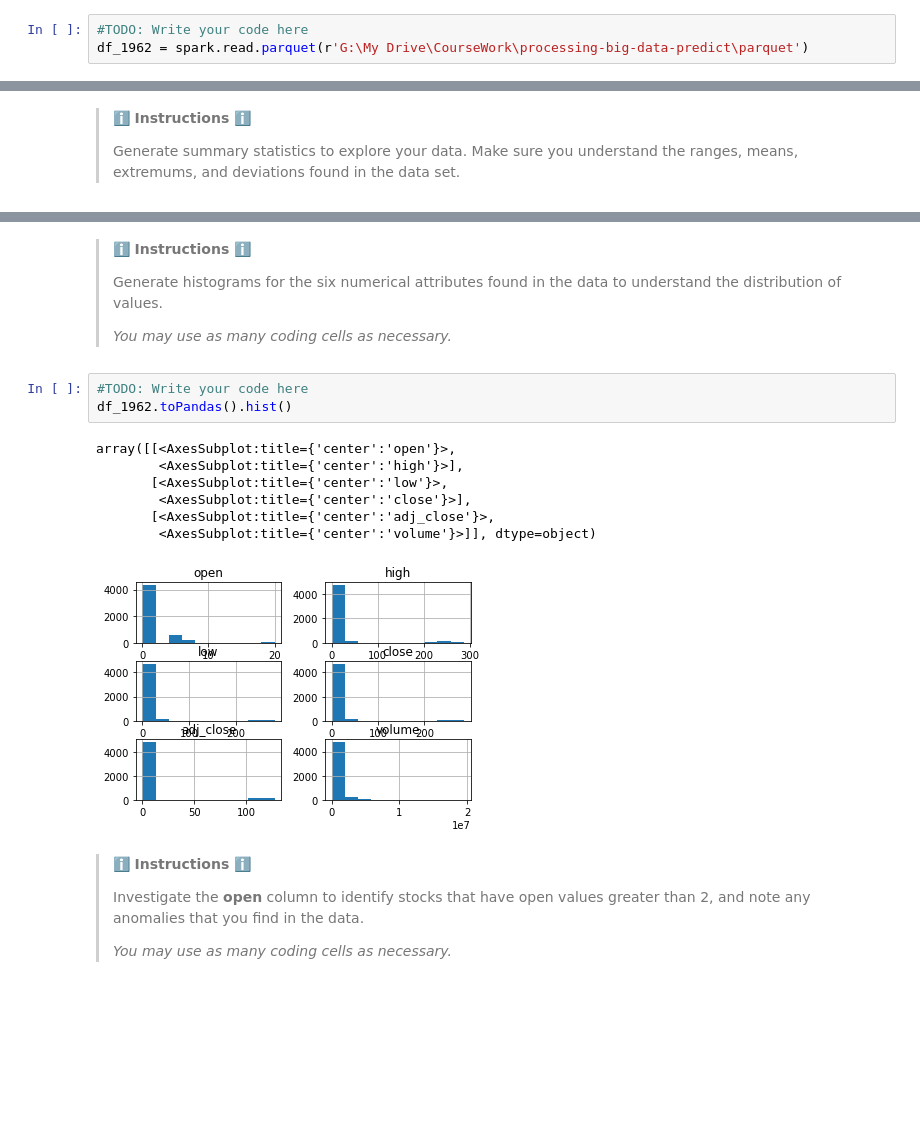
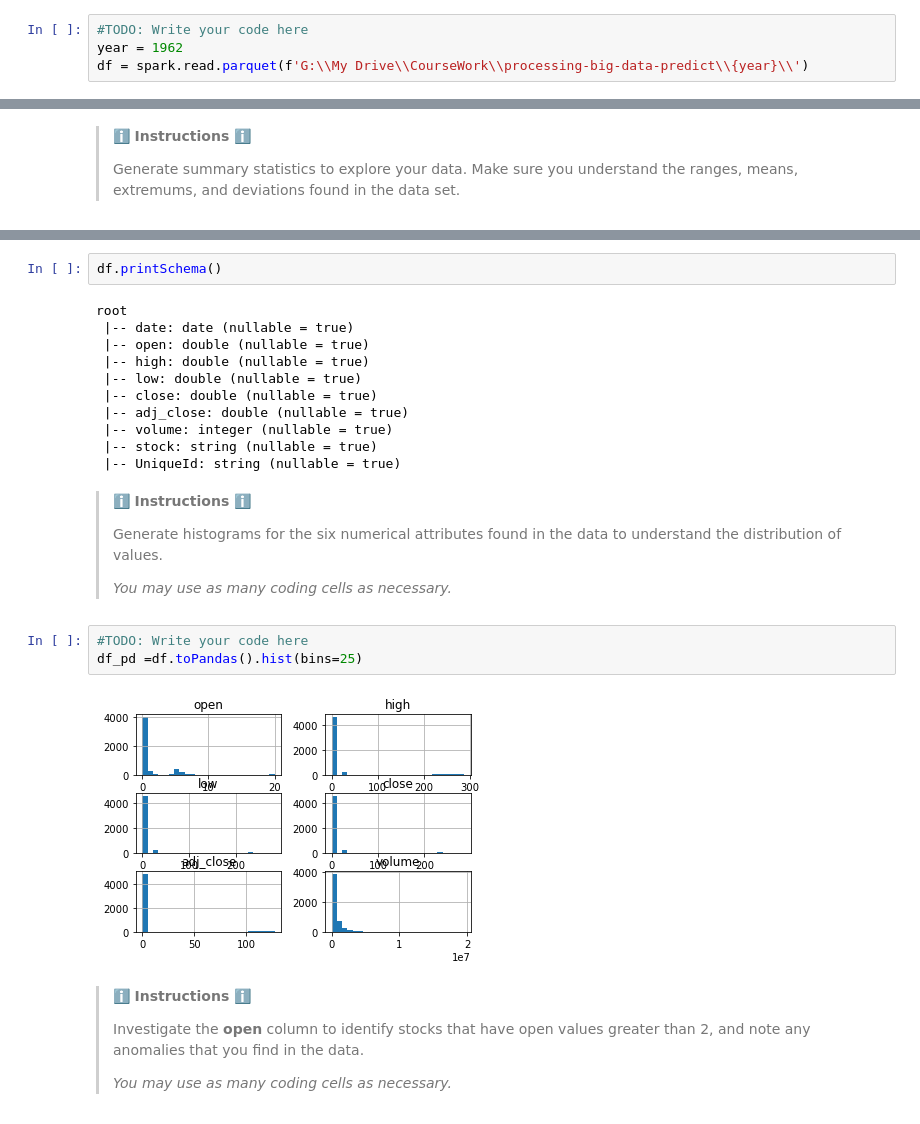
Before and after one commit to niahaarz/processing-big-data-predict, a Jupyter notebook: Task2_data_profiling/Data_profiling_student_version.ipynb, the cells around one changed output, grey strips where cells are left out. Saved outputs shown, nothing was run; the diff lists cells and outputs as text; blank space fills up the shorter version.

```diff
--- a/Task2_data_profiling/Data_profiling_student_version.ipynb
+++ b/Task2_data_profiling/Data_profiling_student_version.ipynb
@@ -51,5 +51,6 @@ In the previous section of the predict, you generated parquet files to your loca
 > Read the parquet files stored in your directory for the year **1962** into a Spark DataFrame.
 # %%
 #TODO: Write your code here
-df_1962 = spark.read.parquet(r'G:\My Drive\CourseWork\processing-big-data-predict\parquet')
+year = 1962
+df = spark.read.parquet(f'G:\\My Drive\\CourseWork\\processing-big-data-predict\\{year}\\')
 # %%
@@ -132,3 +139,16 @@ df_1962.describe().toPandas()
+# %%
+df.printSchema()
+# %% [output]
+root
+ |-- date: date (nullable = true)
+ |-- open: double (nullable = true)
+ |-- high: double (nullable = true)
+ |-- low: double (nullable = true)
+ |-- close: double (nullable = true)
+ |-- adj_close: double (nullable = true)
+ |-- volume: integer (nullable = true)
+ |-- stock: string (nullable = true)
+ |-- UniqueId: string (nullable = true)
 # %% [markdown]
 > ℹ️ **Instructions** ℹ️
 >
@@ -137,15 +157,9 @@ df_1962.describe().toPandas()
 >*You may use as many coding cells as necessary.*
 # %%
 #TODO: Write your code here
-df_1962.toPandas().hist()
+df_pd =df.toPandas().hist(bins=25)
 # %% [output]
-array([[<AxesSubplot:title={'center':'open'}>,
-        <AxesSubplot:title={'center':'high'}>],
-       [<AxesSubplot:title={'center':'low'}>,
-        <AxesSubplot:title={'center':'close'}>],
-       [<AxesSubplot:title={'center':'adj_close'}>,
-        <AxesSubplot:title={'center':'volume'}>]], dtype=object)
-[figure, old version]
+[figure, new version]
 # %% [markdown]
 > ℹ️ **Instructions** ℹ️
 >
```
Also changed, not shown: parts of 87 cells of this notebook, 50 other files.
